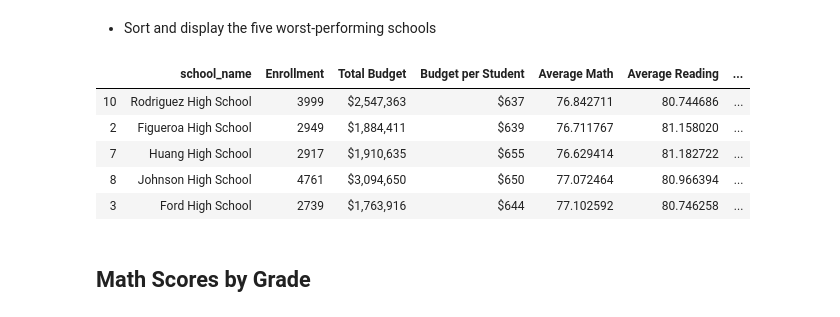
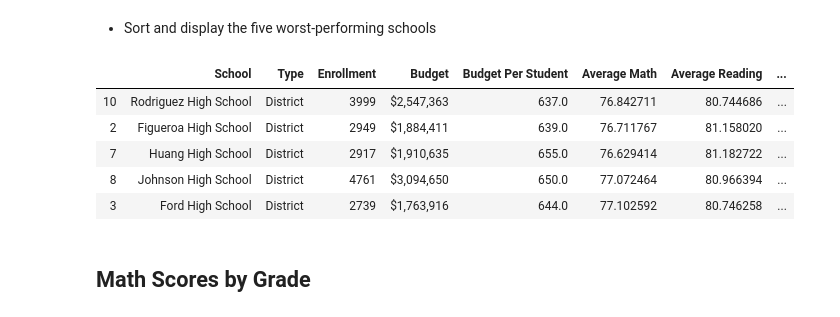
Before and after one commit to Hans518/pandas-challenge, a Jupyter notebook: PyCitySchools.ipynb, the cells around one changed output. Cells and saved outputs as stored; diff of their text form; code cells hidden in the pictures.

```diff
--- a/PyCitySchools.ipynb
+++ b/PyCitySchools.ipynb
@@ -218,15 +218,15 @@ top_school_pass_df.head()
 * Sort and display the five worst-performing schools
 # %%
 # Display bottom 5 performing schools in ascending order
-top_school_pass_df = school_dist_summ_perc.sort_values(["% Passing Overall"], ascending=True)
+top_school_pass_df = school_district_report_df.sort_values(["% Passing Overall"], ascending=True)
 top_school_pass_df.head()
 # %% [output]
-|  | school_name | Enrollment | Total Budget | Budget per Student | Average Math | Average Reading | ... |
-| 10 | Rodriguez High School | 3999 | $2,547,363 | $637 | 76.842711 | 80.744686 | ... |
-| 2 | Figueroa High School | 2949 | $1,884,411 | $639 | 76.711767 | 81.158020 | ... |
-| 7 | Huang High School | 2917 | $1,910,635 | $655 | 76.629414 | 81.182722 | ... |
-| 8 | Johnson High School | 4761 | $3,094,650 | $650 | 77.072464 | 80.966394 | ... |
-| 3 | Ford High School | 2739 | $1,763,916 | $644 | 77.102592 | 80.746258 | ... |
+|  | School | Type | Enrollment | Budget | Budget Per Student | Average Math | Average Reading | ... |
+| 10 | Rodriguez High School | District | 3999 | $2,547,363 | 637.0 | 76.842711 | 80.744686 | ... |
+| 2 | Figueroa High School | District | 2949 | $1,884,411 | 639.0 | 76.711767 | 81.158020 | ... |
+| 7 | Huang High School | District | 2917 | $1,910,635 | 655.0 | 76.629414 | 81.182722 | ... |
+| 8 | Johnson High School | District | 4761 | $3,094,650 | 650.0 | 77.072464 | 80.966394 | ... |
+| 3 | Ford High School | District | 2739 | $1,763,916 | 644.0 | 77.102592 | 80.746258 | ... |
 # %% [markdown]
 ## Math Scores by Grade
 # %% [markdown]
```
Also changed, not shown: parts of 9 cells of this notebook.
